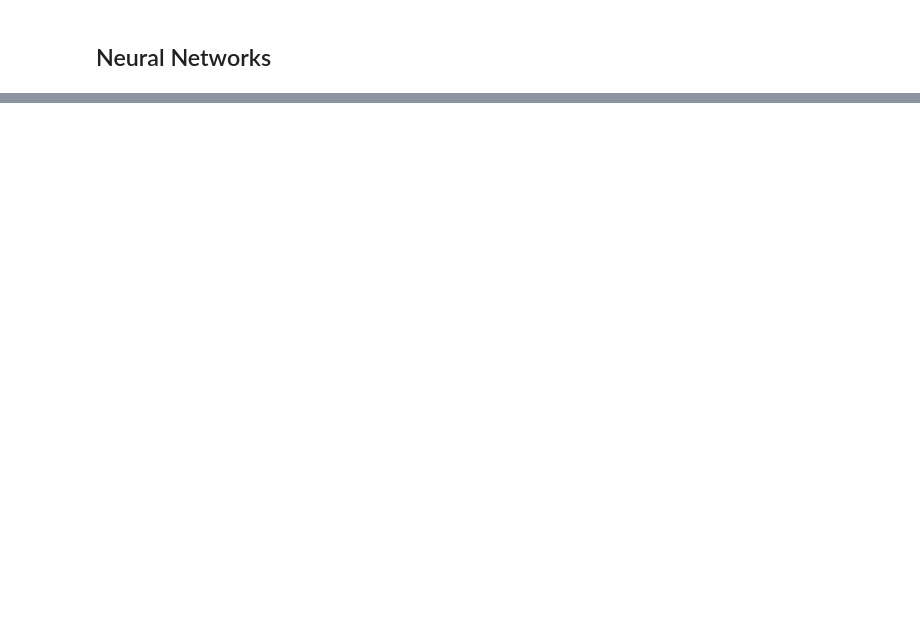
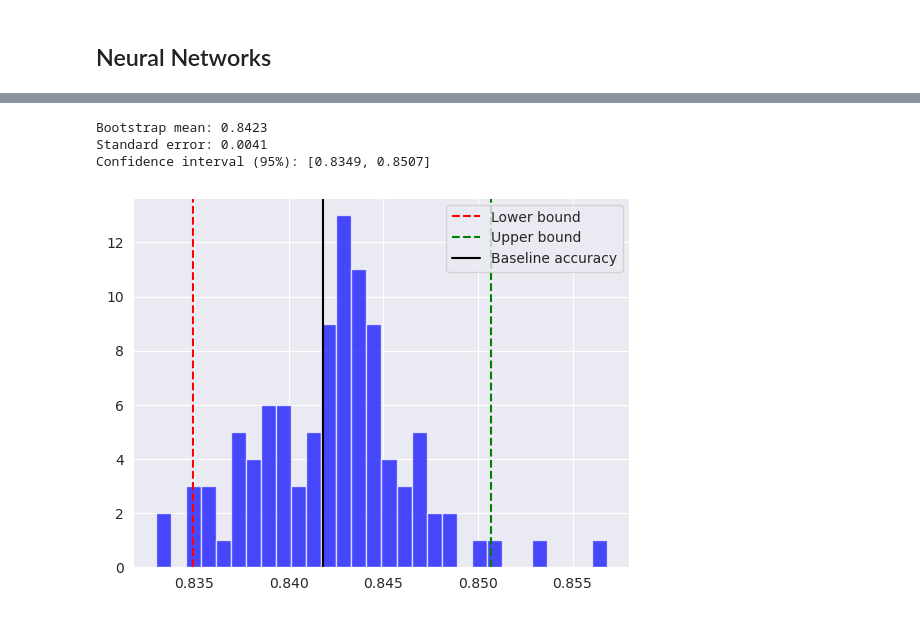
Before and after one commit to vtpaiva/sarcastic-headlines-detection, a Jupyter notebook: modeling.ipynb, the cells around one changed output, grey strips where cells are left out. Cells and saved outputs as stored; diff of their text form; code cells hidden in the pictures; blank space fills up the shorter version.

```diff
--- a/modeling.ipynb
+++ b/modeling.ipynb
@@ -23,6 +24,8 @@ from scikeras.wrappers import KerasClassifier
 # %%
 SAMPLE_FRACTION = 0.03
 TEST_SIZE = 0.33
+LOWER_BOUND_CONFIDENCE_INTERVAL = 2.5
+UPPER_BOUND_CONFIDENCE_INTERVAL = 97.5
 
 sns.set_style("darkgrid")
 # %%
@@ -173,5 +176,5 @@ NB_grid.best_params_
 # %% [output]
 {'alpha': 0.5}
 # %%
-NB_best = NB_grid.best_estimator_.fit(X_train_pca, y_train)
+NB_best_pca = NB_grid.best_estimator_.fit(X_train_pca, y_train)
 # %%
@@ -296,14 +300,14 @@ X_train, X_test, y_train, y_test = train_test_split(
 # %%
 tokenizer = Tokenizer(num_words=5000)
 tokenizer.fit_on_texts(X_train)
-X_train, X_test = tokenizer.texts_to_sequences(X_train), tokenizer.texts_to_sequences(X_test)
+X_train_nn, X_test_nn = tokenizer.texts_to_sequences(X_train), tokenizer.texts_to_sequences(X_test)
 
-sequences = X_train + X_test
+sequences = X_train_nn + X_test_nn
 
 vocab_size = len(tokenizer.word_index) + 1
 
 max_len = max(len(seq) for seq in sequences)
 
-X_train = pad_sequences(X_train, maxlen=max_len, padding='post')
-X_test = pad_sequences(X_test, maxlen=max_len, padding='post')
+X_train_nn = pad_sequences(X_train_nn, maxlen=max_len, padding='post')
+X_test_nn = pad_sequences(X_test_nn, maxlen=max_len, padding='post')
 # %%
@@ -425,0 +444,36 @@ plt.show()
+# %%
+def get_bootstrap_confidences(model, X_test, y_test, iterations=100):
+    accuracies, baseline_accuracy = [], accuracy_score(y_test, model.predict(X_test))
+
+    for _ in range(iterations):
+        X_test_resample, y_test_resample = resample(X_test, y_test)
+
+        y_pred_resampled = model.predict(X_test_resample)
+
+        acc = accuracy_score(y_test_resample, y_pred_resampled)
+        accuracies.append(acc)
+
+    bootstrap_mean = np.mean(accuracies)
+    bootstrap_std_error = np.std(accuracies, ddof=1)
+
+    print(f"Bootstrap mean: {bootstrap_mean:.4f}")
+    print(f"Standard error: {bootstrap_std_error:.4f}")
+
+    lower_bound = np.percentile(accuracies, LOWER_BOUND_CONFIDENCE_INTERVAL)
+    upper_bound = np.percentile(accuracies, UPPER_BOUND_CONFIDENCE_INTERVAL)
+
+    print(f"Confidence interval (95%): [{lower_bound:.4f}, {upper_bound:.4f}]")
+
+    plt.hist(accuracies, bins=30, alpha=0.7, color='blue')
+    plt.axvline(lower_bound, color='red', linestyle='--', label='Lower bound')
+    plt.axvline(upper_bound, color='green', linestyle='--', label='Upper bound')
+    plt.axvline(baseline_accuracy, color='black', linestyle='-', label='Baseline accuracy')
+    plt.legend()
+    plt.show()
+# %%
+get_bootstrap_confidences(NB_best, X_test_weighted, y_test)
+# %% [output]
+Bootstrap mean: 0.8423
+Standard error: 0.0041
+Confidence interval (95%): [0.8349, 0.8507]
+[figure, added]
```
Also changed, not shown: parts of 24 cells of this notebook, 2 other files.
